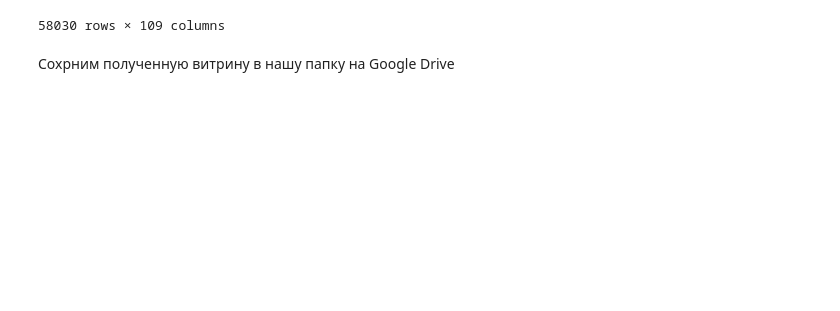
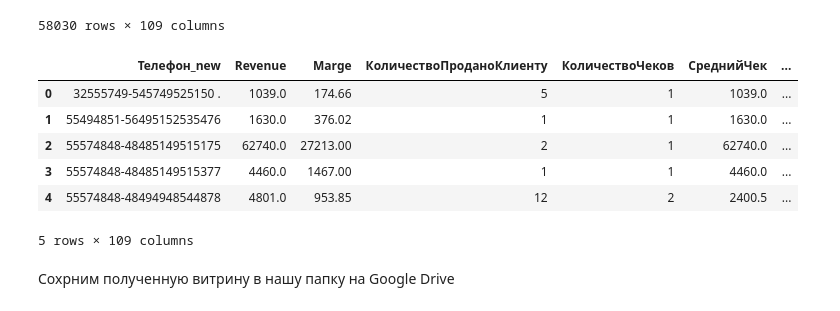
Before and after one commit to juli-ter/Project_SAS, a Jupyter notebook: 3_Showcase.ipynb, the cells around one changed output. Drawn from its saved outputs; the diff is of its cells as text; code cells hidden in the pictures; blank space fills up the shorter version.

```diff
--- a/3_Showcase.ipynb
+++ b/3_Showcase.ipynb
@@ -36,3 +35,0 @@ df
-# %%
-df = df[(df['КоличествоПроданоКлиенту'] != 0)]
-df
@@ -284,3 +175,6 @@ goods = ['АВТОКРЕСЛА',
+# %%
+goods = showcase.columns[8:]
+goods
 # %%
 for item in goods:
     showcase[item] = showcase[item]/showcase['КоличествоПроданоКлиенту']
@@ -446,6 +340,16 @@ showcase
 | 58028 | 57484948-48505057565793 | 1321.0 | 721.48 | 2 | 1 | 1321.0 | ... |
 | 58029 | 57495452-49485054525597 | 1520.0 | 178.72 | 17 | 1 | 1520.0 | ... |
 58030 rows × 109 columns
+# %%
+showcase.head()
+# %% [output]
+|  | Телефон_new | Revenue | Marge | КоличествоПроданоКлиенту | КоличествоЧеков | СреднийЧек | ... |
+| 0 | 32555749-545749525150 . | 1039.0 | 174.66 | 5 | 1 | 1039.0 | ... |
+| 1 | 55494851-56495152535476 | 1630.0 | 376.02 | 1 | 1 | 1630.0 | ... |
+| 2 | 55574848-48485149515175 | 62740.0 | 27213.00 | 2 | 1 | 62740.0 | ... |
+| 3 | 55574848-48485149515377 | 4460.0 | 1467.00 | 1 | 1 | 4460.0 | ... |
+| 4 | 55574848-48494948544878 | 4801.0 | 953.85 | 12 | 2 | 2400.5 | ... |
+5 rows × 109 columns
 # %% [markdown]
 Сохрним полученную витрину в нашу папку на Google Drive
 # %%
```
Also changed, not shown: parts of 3 cells of this notebook.
